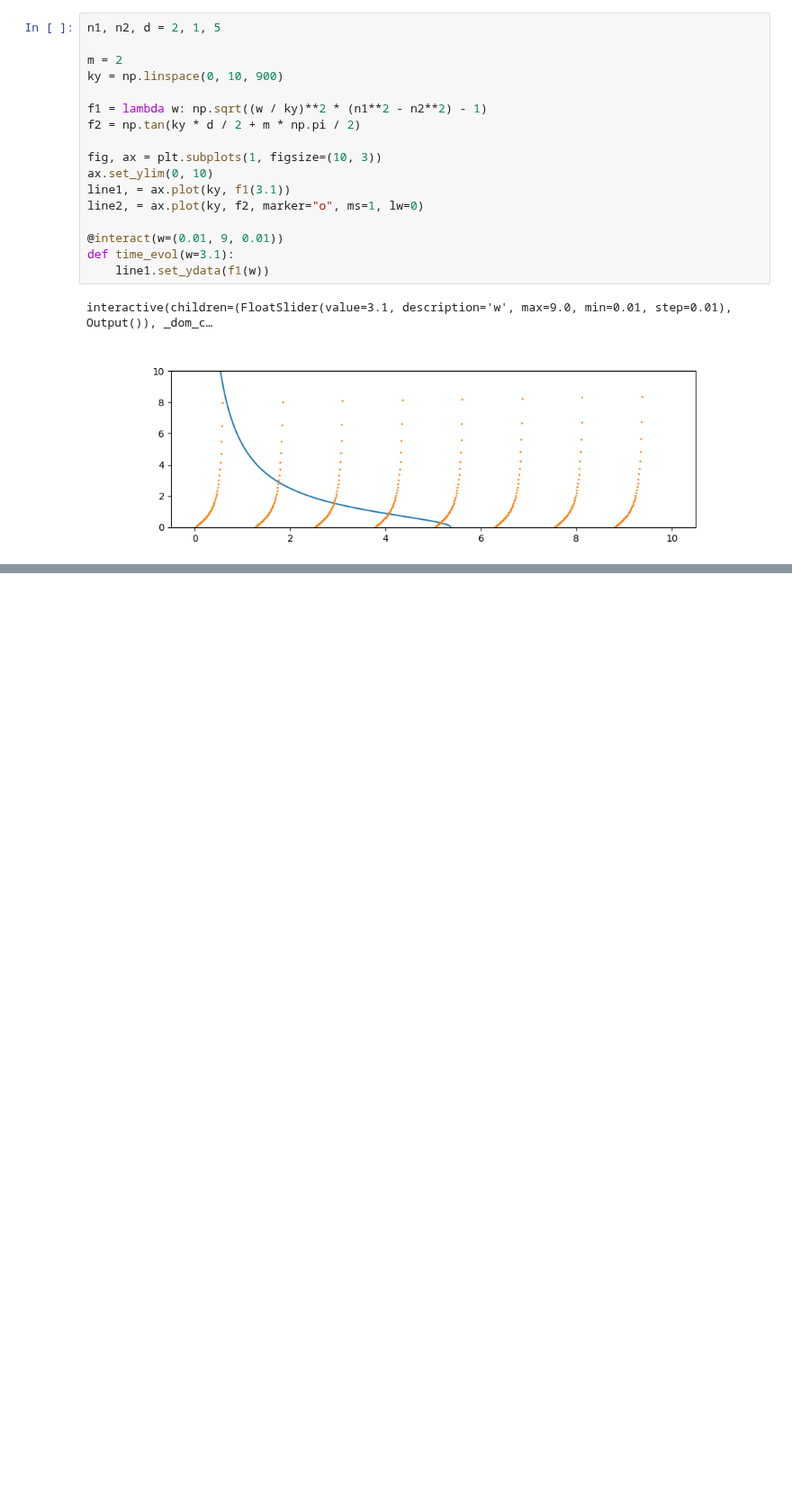
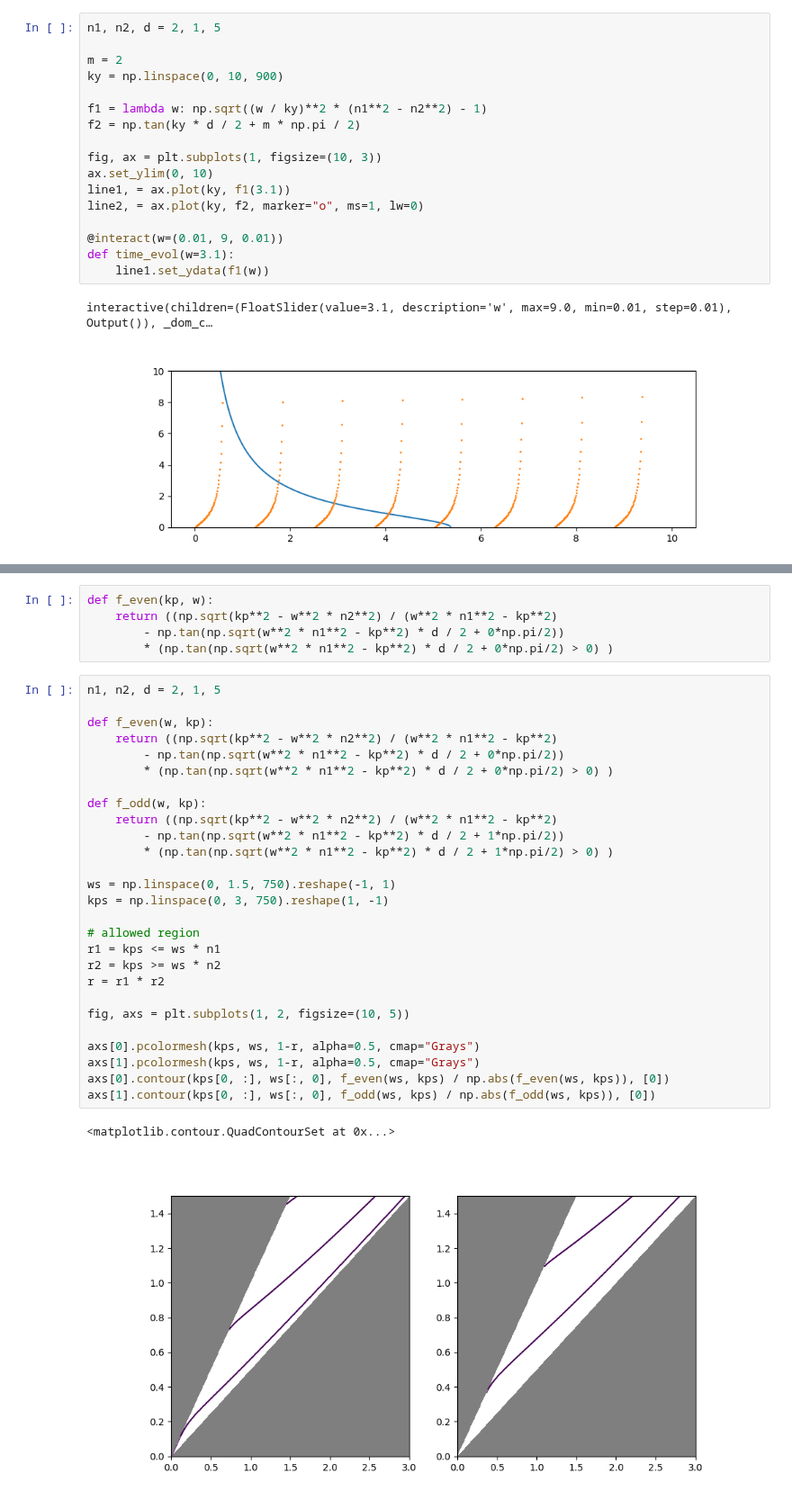
Before and after one commit to diego-fpv/photonics, a Jupyter notebook: waveguide-propagation.ipynb, the cells around one changed output, grey strips where cells are left out. Shown at 90% size. Drawn from its saved outputs; the diff is of its cells as text; blank space fills up the shorter version.

```diff
--- a/waveguide-propagation.ipynb
+++ b/waveguide-propagation.ipynb
@@ -103,0 +132,35 @@ interactive(children=(FloatSlider(value=3.1, description='w', max=9.0, min=0.01,
+# %%
+def f_even(kp, w):
+    return ((np.sqrt(kp**2 - w**2 * n2**2) / (w**2 * n1**2 - kp**2)
+        - np.tan(np.sqrt(w**2 * n1**2 - kp**2) * d / 2 + 0*np.pi/2))
+        * (np.tan(np.sqrt(w**2 * n1**2 - kp**2) * d / 2 + 0*np.pi/2) > 0) )
+# %%
+n1, n2, d = 2, 1, 5
+
+def f_even(w, kp):
+    return ((np.sqrt(kp**2 - w**2 * n2**2) / (w**2 * n1**2 - kp**2)
+        - np.tan(np.sqrt(w**2 * n1**2 - kp**2) * d / 2 + 0*np.pi/2))
+        * (np.tan(np.sqrt(w**2 * n1**2 - kp**2) * d / 2 + 0*np.pi/2) > 0) )
+
+def f_odd(w, kp):
+    return ((np.sqrt(kp**2 - w**2 * n2**2) / (w**2 * n1**2 - kp**2)
+        - np.tan(np.sqrt(w**2 * n1**2 - kp**2) * d / 2 + 1*np.pi/2))
+        * (np.tan(np.sqrt(w**2 * n1**2 - kp**2) * d / 2 + 1*np.pi/2) > 0) )
+
+ws = np.linspace(0, 1.5, 750).reshape(-1, 1)
+kps = np.linspace(0, 3, 750).reshape(1, -1)
+
+# allowed region
+r1 = kps <= ws * n1
+r2 = kps >= ws * n2
+r = r1 * r2
+
+fig, axs = plt.subplots(1, 2, figsize=(10, 5))
+
+axs[0].pcolormesh(kps, ws, 1-r, alpha=0.5, cmap="Grays")
+axs[1].pcolormesh(kps, ws, 1-r, alpha=0.5, cmap="Grays")
+axs[0].contour(kps[0, :], ws[:, 0], f_even(ws, kps) / np.abs(f_even(ws, kps)), [0])
+axs[1].contour(kps[0, :], ws[:, 0], f_odd(ws, kps) / np.abs(f_odd(ws, kps)), [0])
+# %% [output]
+<matplotlib.contour.QuadContourSet at 0x...>
+[figure, added]
```
Also changed, not shown: parts of 5 cells of this notebook.
